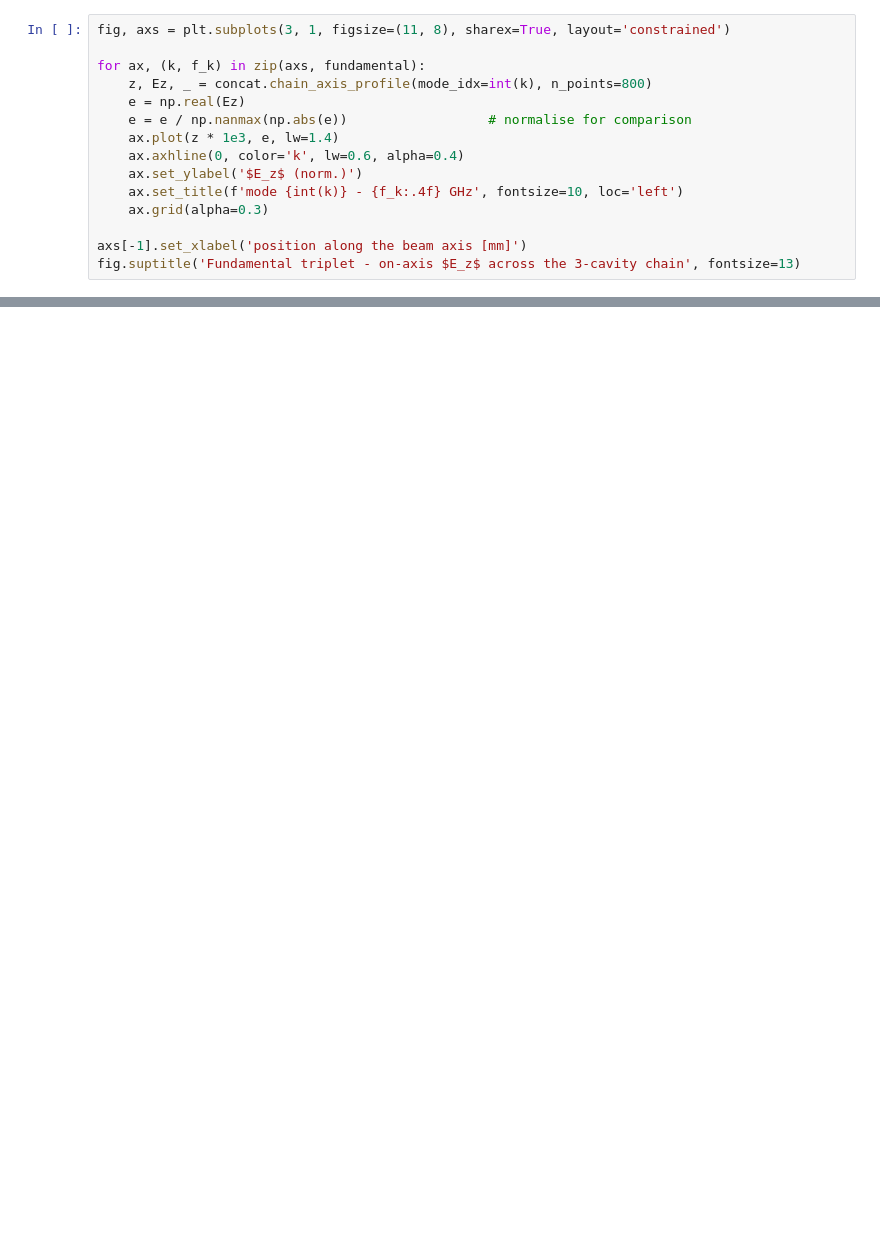
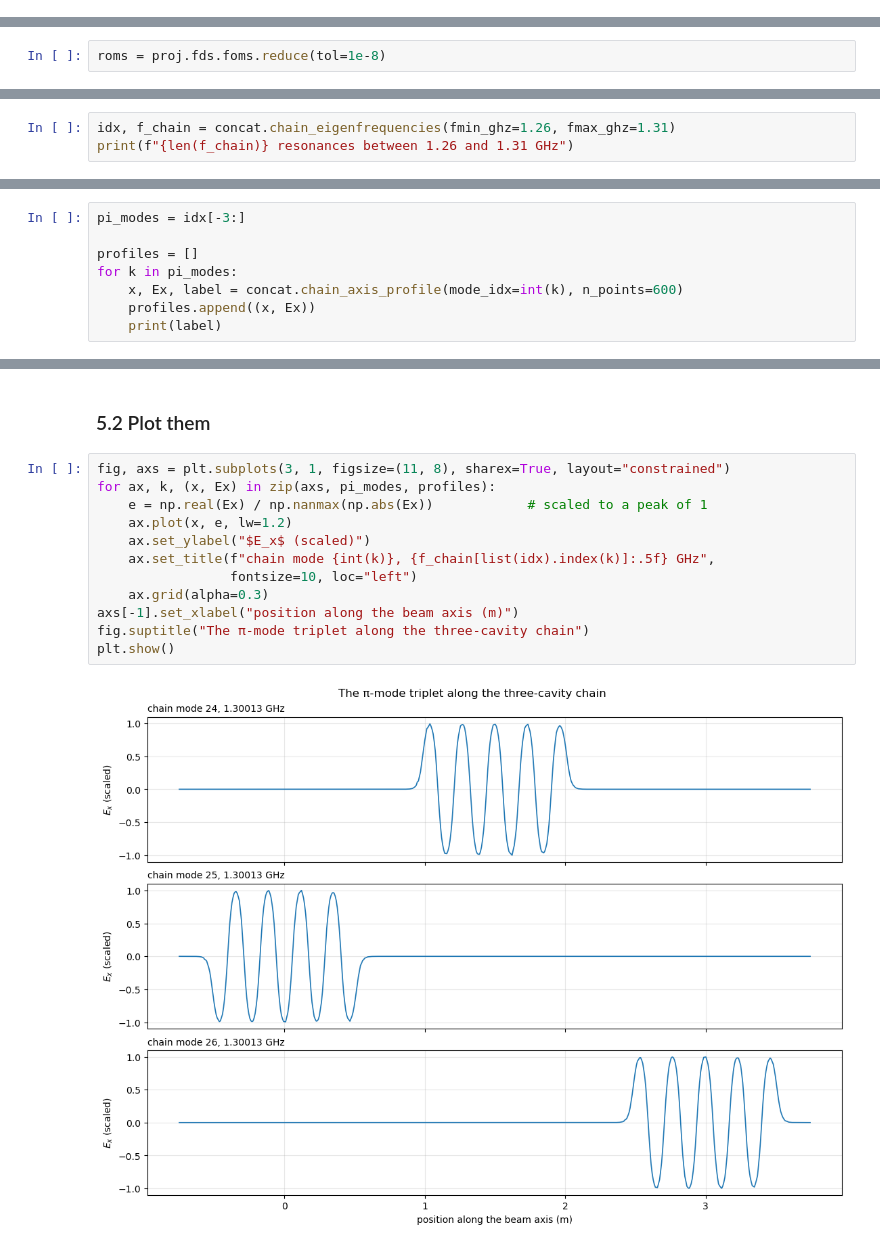
Before and after one commit to Dark-Elektron/cavsim3d, a Jupyter notebook: docs/tutorials/tesla_cavity_chain.ipynb, the cells around one changed output, grey strips where cells are left out. Cells and saved outputs as stored; diff of their text form; blank space fills up the shorter version.

```diff
--- a/docs/tutorials/tesla_cavity_chain.ipynb
+++ b/docs/tutorials/tesla_cavity_chain.ipynb
@@ -308,15 +0,0 @@ cavities, and how the triplet members differ:
-# %%
-fig, axs = plt.subplots(3, 1, figsize=(11, 8), sharex=True, layout='constrained')
-
-for ax, (k, f_k) in zip(axs, fundamental):
-    z, Ez, _ = concat.chain_axis_profile(mode_idx=int(k), n_points=800)
-    e = np.real(Ez)
-    e = e / np.nanmax(np.abs(e))                  # normalise for comparison
-    ax.plot(z * 1e3, e, lw=1.4)
-    ax.axhline(0, color='k', lw=0.6, alpha=0.4)
-    ax.set_ylabel('$E_z$ (norm.)')
-    ax.set_title(f'mode {int(k)} - {f_k:.4f} GHz', fontsize=10, loc='left')
-    ax.grid(alpha=0.3)
-
-axs[-1].set_xlabel('position along the beam axis [mm]')
-fig.suptitle('Fundamental triplet - on-axis $E_z$ across the 3-cavity chain', fontsize=13)
@@ -352,0 +93,2 @@ on a small rectangular waveguide, where the whole notebook takes about a minute.
+# %%
+roms = proj.fds.foms.reduce(tol=1e-8)
@@ -352,0 +114,3 @@ on a small rectangular waveguide, where the whole notebook takes about a minute.
+# %%
+idx, f_chain = concat.chain_eigenfrequencies(fmin_ghz=1.26, fmax_ghz=1.31)
+print(f"{len(f_chain)} resonances between 1.26 and 1.31 GHz")
@@ -352,0 +150,8 @@ on a small rectangular waveguide, where the whole notebook takes about a minute.
+# %%
+pi_modes = idx[-3:]
+
+profiles = []
+for k in pi_modes:
+    x, Ex, label = concat.chain_axis_profile(mode_idx=int(k), n_points=600)
+    profiles.append((x, Ex))
+    print(label)
@@ -352,0 +162,16 @@ on a small rectangular waveguide, where the whole notebook takes about a minute.
+# %% [markdown]
+### 5.2 Plot them
+# %%
+fig, axs = plt.subplots(3, 1, figsize=(11, 8), sharex=True, layout="constrained")
+for ax, k, (x, Ex) in zip(axs, pi_modes, profiles):
+    e = np.real(Ex) / np.nanmax(np.abs(Ex))            # scaled to a peak of 1
+    ax.plot(x, e, lw=1.2)
+    ax.set_ylabel("$E_x$ (scaled)")
+    ax.set_title(f"chain mode {int(k)}, {f_chain[list(idx).index(k)]:.5f} GHz",
+                 fontsize=10, loc="left")
+    ax.grid(alpha=0.3)
+axs[-1].set_xlabel("position along the beam axis (m)")
+fig.suptitle("The π-mode triplet along the three-cavity chain")
+plt.show()
+# %% [output]
+[figure, added]
```
Also changed, not shown: parts of 46 cells of this notebook, 18 other files.
